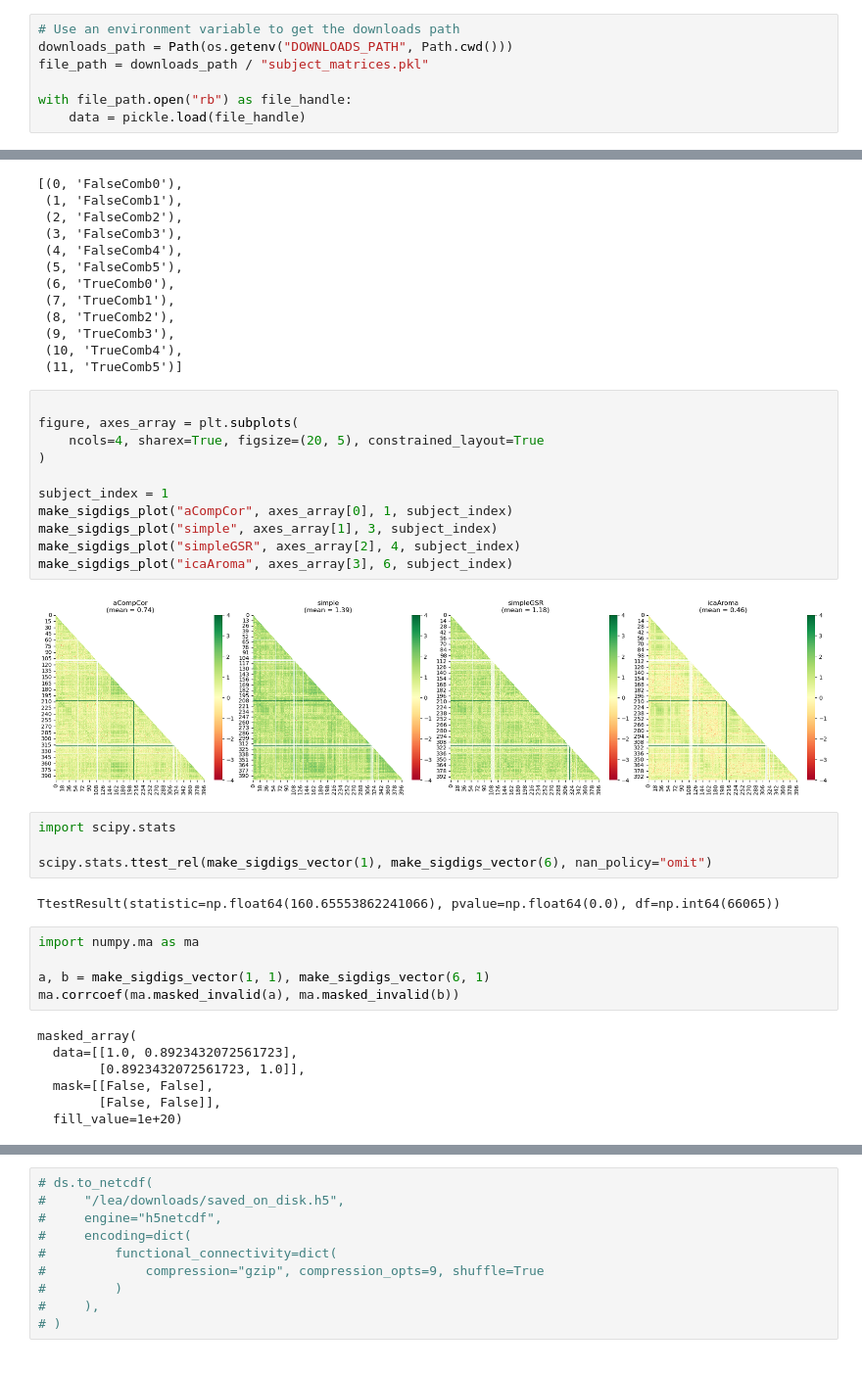
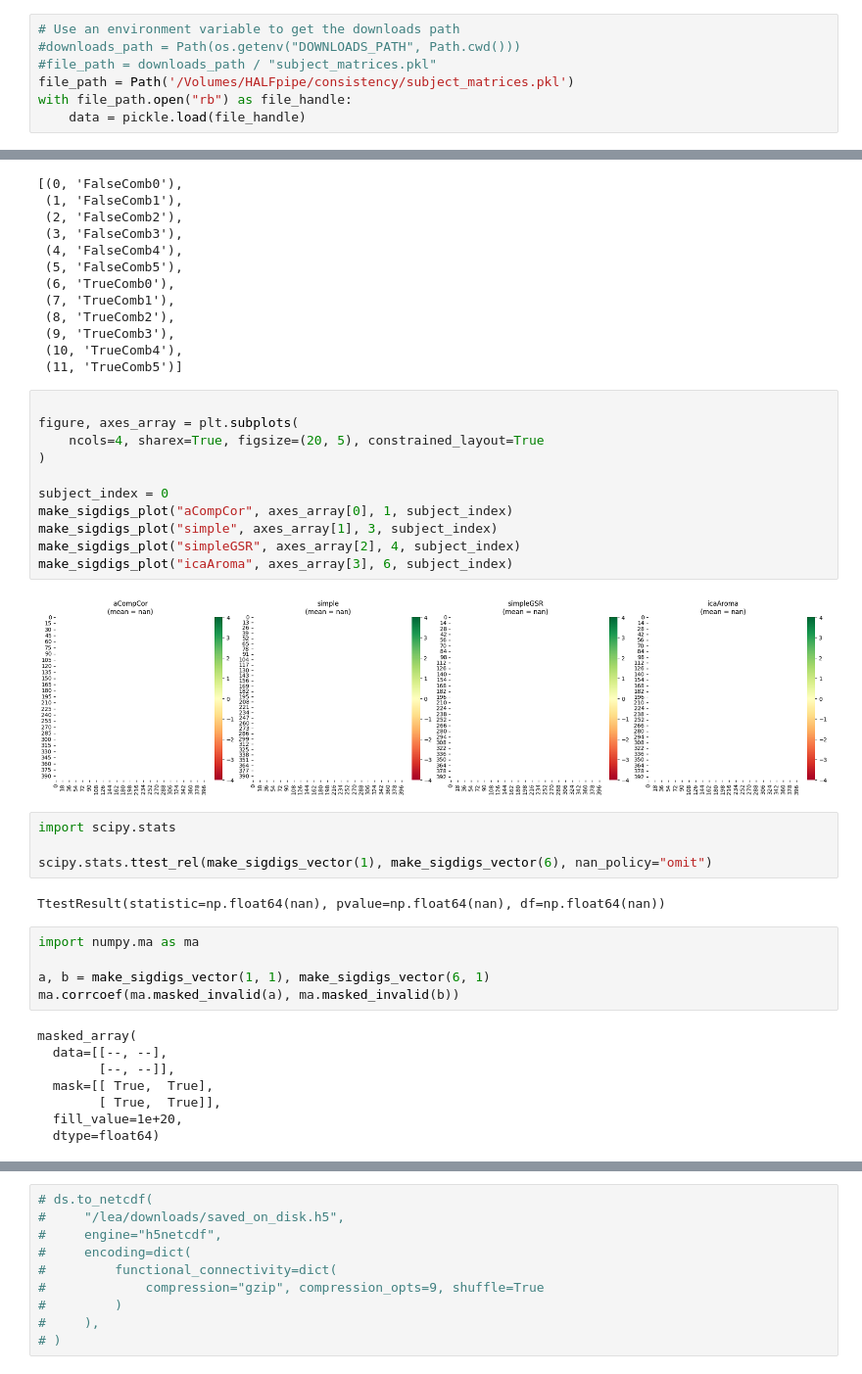
Before and after one commit to HALFpipe/connectome_variability, a Jupyter notebook: SignificantDigits.ipynb, the cells around one changed output, grey strips where cells are left out. Shown at 98% size. Drawn from its saved outputs; the diff is of its cells as text.

```diff
--- a/SignificantDigits.ipynb
+++ b/SignificantDigits.ipynb
@@ -46,9 +46,9 @@ for pre_process in seed_connectivity['sub-9040'].keys():
 ### fMRI Connectivity
 # %%
 # Use an environment variable to get the downloads path
-downloads_path = Path(os.getenv("DOWNLOADS_PATH", Path.cwd()))
-file_path = downloads_path / "subject_matrices.pkl"
-
+#downloads_path = Path(os.getenv("DOWNLOADS_PATH", Path.cwd()))
+#file_path = downloads_path / "subject_matrices.pkl"
+file_path = Path('/Volumes/HALFpipe/consistency/subject_matrices.pkl')
 with file_path.open("rb") as file_handle:
     data = pickle.load(file_handle)
 # %%
@@ -233,22 +259,22 @@ list(enumerate(pipelines))
 # %%
 
 figure, axes_array = plt.subplots(
     ncols=4, sharex=True, figsize=(20, 5), constrained_layout=True
 )
 
-subject_index = 1
+subject_index = 0
 make_sigdigs_plot("aCompCor", axes_array[0], 1, subject_index)
 make_sigdigs_plot("simple", axes_array[1], 3, subject_index)
 make_sigdigs_plot("simpleGSR", axes_array[2], 4, subject_index)
 make_sigdigs_plot("icaAroma", axes_array[3], 6, subject_index)
 # %% [output]
-[figure, old version]
+[figure, new version]
 # %%
 import scipy.stats
 
 scipy.stats.ttest_rel(make_sigdigs_vector(1), make_sigdigs_vector(6), nan_policy="omit")
 # %% [output]
-TtestResult(statistic=np.float64(160.65553862241066), pvalue=np.float64(0.0), df=np.int64(66065))
+TtestResult(statistic=np.float64(nan), pvalue=np.float64(nan), df=np.float64(nan))
 # %%
 import numpy.ma as ma
 
@@ -256,11 +282,12 @@ a, b = make_sigdigs_vector(1, 1), make_sigdigs_vector(6, 1)
 ma.corrcoef(ma.masked_invalid(a), ma.masked_invalid(b))
 # %% [output]
 masked_array(
-  data=[[1.0, 0.8923432072561723],
-        [0.8923432072561723, 1.0]],
-  mask=[[False, False],
-        [False, False]],
-  fill_value=1e+20)
+  data=[[--, --],
+        [--, --]],
+  mask=[[ True,  True],
+        [ True,  True]],
+  fill_value=1e+20,
+  dtype=float64)
 # %%
 plt.plot(make_sigdigs_vector(1), make_sigdigs_vector(6), ".", alpha=0.1)
 plt.ylim(-2, 3)
```
Also changed, not shown: parts of 25 cells of this notebook.
